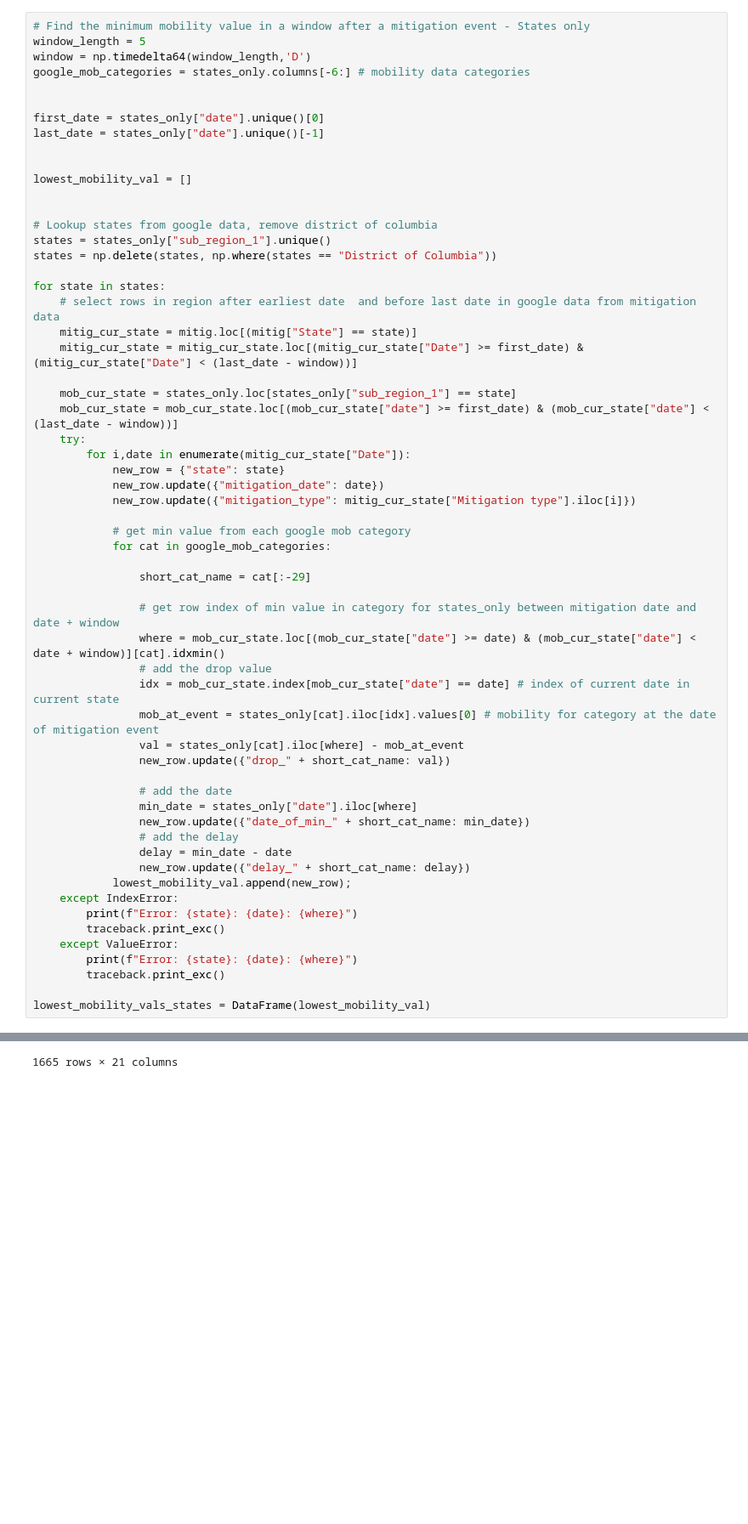
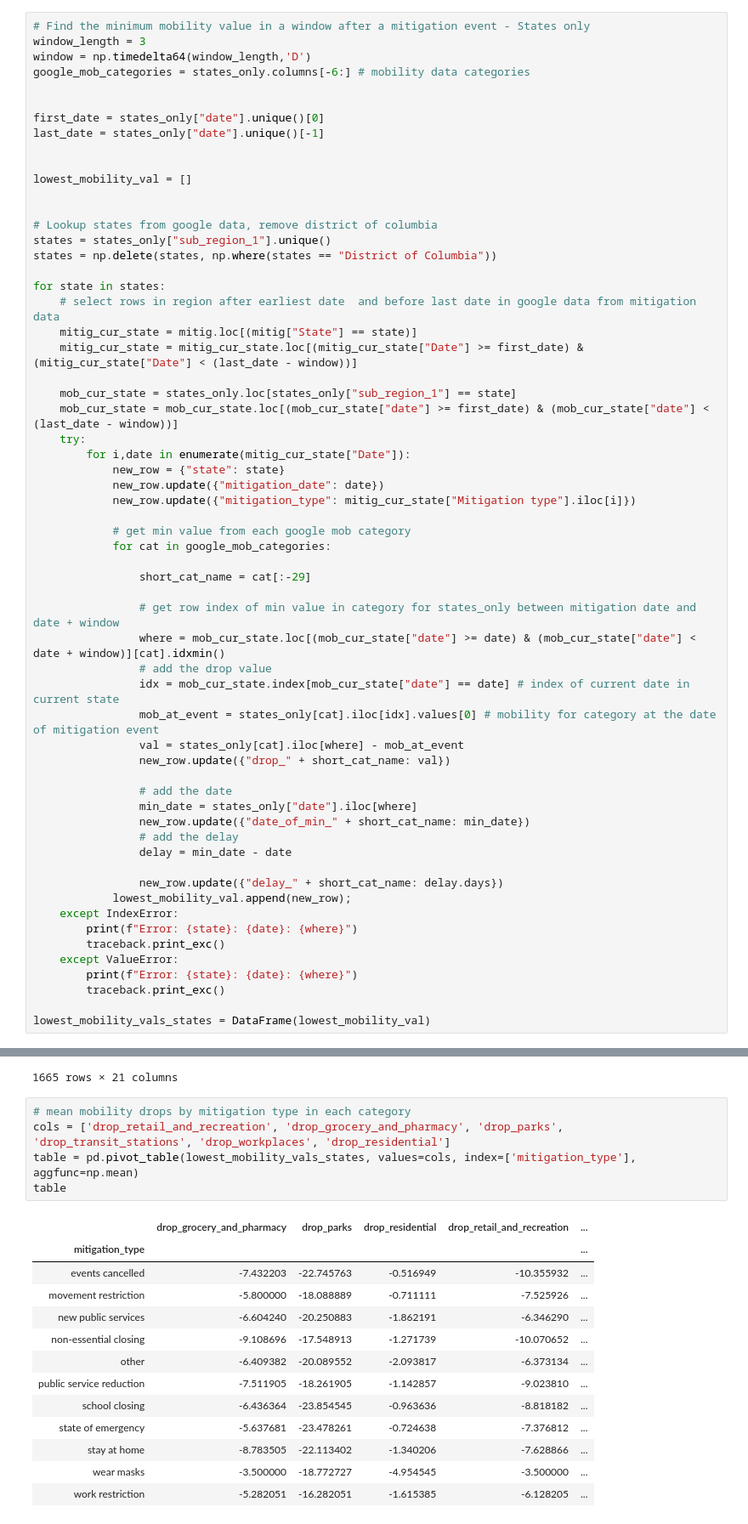
Before and after one commit to Christopher-Scott/Covid-19_Project, a Jupyter notebook: google_analysis.ipynb, the cells around one changed output, grey strips where cells are left out. Shown at 85% size. Saved outputs shown, nothing was run; the diff lists cells and outputs as text; blank space fills up the shorter version.

```diff
--- a/google_analysis.ipynb
+++ b/google_analysis.ipynb
@@ -95,7 +85,7 @@ lowest_mobility_vals_US
 37 rows × 21 columns
 # %%
 # Find the minimum mobility value in a window after a mitigation event - States only
-window_length = 5
+window_length = 3
 window = np.timedelta64(window_length,'D')
 google_mob_categories = states_only.columns[-6:] # mobility data categories
 
@@ -142,7 +132,8 @@ for state in states:
                 new_row.update({"date_of_min_" + short_cat_name: min_date})
                 # add the delay
                 delay = min_date - date
-                new_row.update({"delay_" + short_cat_name: delay})
+
+                new_row.update({"delay_" + short_cat_name: delay.days})
             lowest_mobility_val.append(new_row);
     except IndexError:
         print(f"Error: {state}: {date}: {where}")
@@ -168,3 +159,22 @@ lowest_mobility_vals_states
 | 1663 | Wyoming | 2020-04-03 | other | -5.0 | 2020-04-04 | ... |
 | 1664 | Wyoming | 2020-04-06 | wear masks | 0.0 | 2020-04-06 | ... |
 1665 rows × 21 columns
+# %%
+# mean mobility drops by mitigation type in each category
+cols = ['drop_retail_and_recreation', 'drop_grocery_and_pharmacy', 'drop_parks', 'drop_transit_stations', 'drop_workplaces', 'drop_residential']
+table = pd.pivot_table(lowest_mobility_vals_states, values=cols, index=['mitigation_type'], aggfunc=np.mean)
+table
+# %% [output]
+|  | drop_grocery_and_pharmacy | drop_parks | drop_residential | drop_retail_and_recreation | ... |
+| mitigation_type |  |  |  |  | ... |
+| events cancelled | -7.432203 | -22.745763 | -0.516949 | -10.355932 | ... |
+| movement restriction | -5.800000 | -18.088889 | -0.711111 | -7.525926 | ... |
+| new public services | -6.604240 | -20.250883 | -1.862191 | -6.346290 | ... |
+| non-essential closing | -9.108696 | -17.548913 | -1.271739 | -10.070652 | ... |
+| other | -6.409382 | -20.089552 | -2.093817 | -6.373134 | ... |
+| public service reduction | -7.511905 | -18.261905 | -1.142857 | -9.023810 | ... |
+| school closing | -6.436364 | -23.854545 | -0.963636 | -8.818182 | ... |
+| state of emergency | -5.637681 | -23.478261 | -0.724638 | -7.376812 | ... |
+| stay at home | -8.783505 | -22.113402 | -1.340206 | -7.628866 | ... |
+| wear masks | -3.500000 | -18.772727 | -4.954545 | -3.500000 | ... |
+| work restriction | -5.282051 | -16.282051 | -1.615385 | -6.128205 | ... |
```
Also changed, not shown: parts of 4 cells of this notebook, 2 other files.
